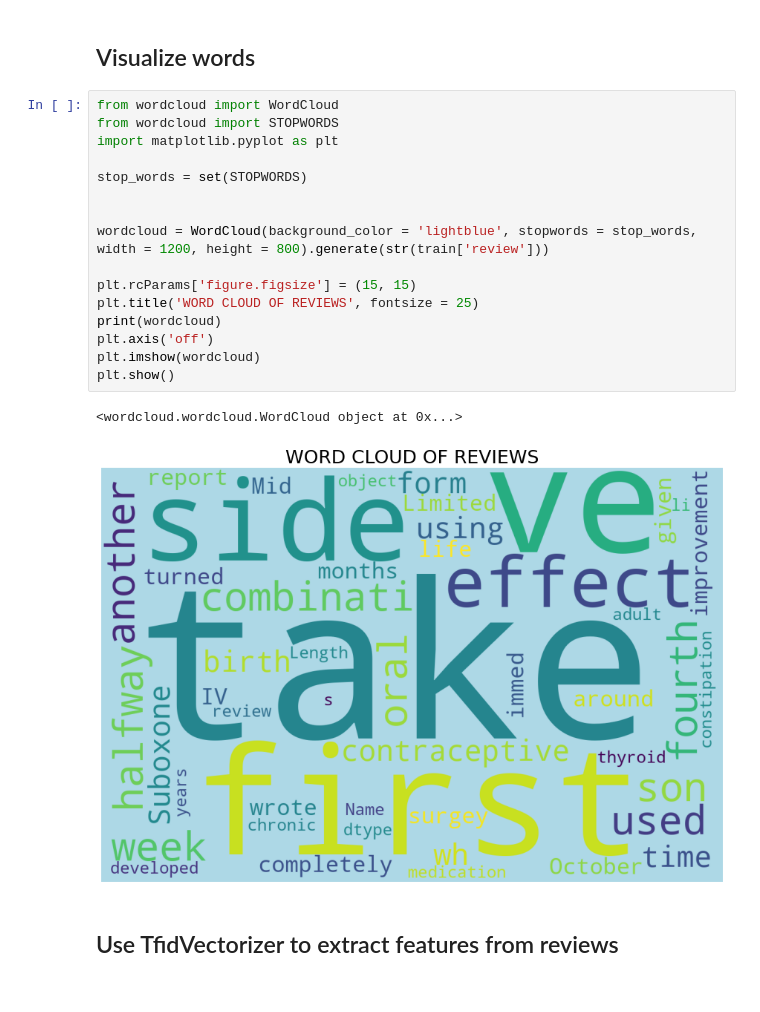
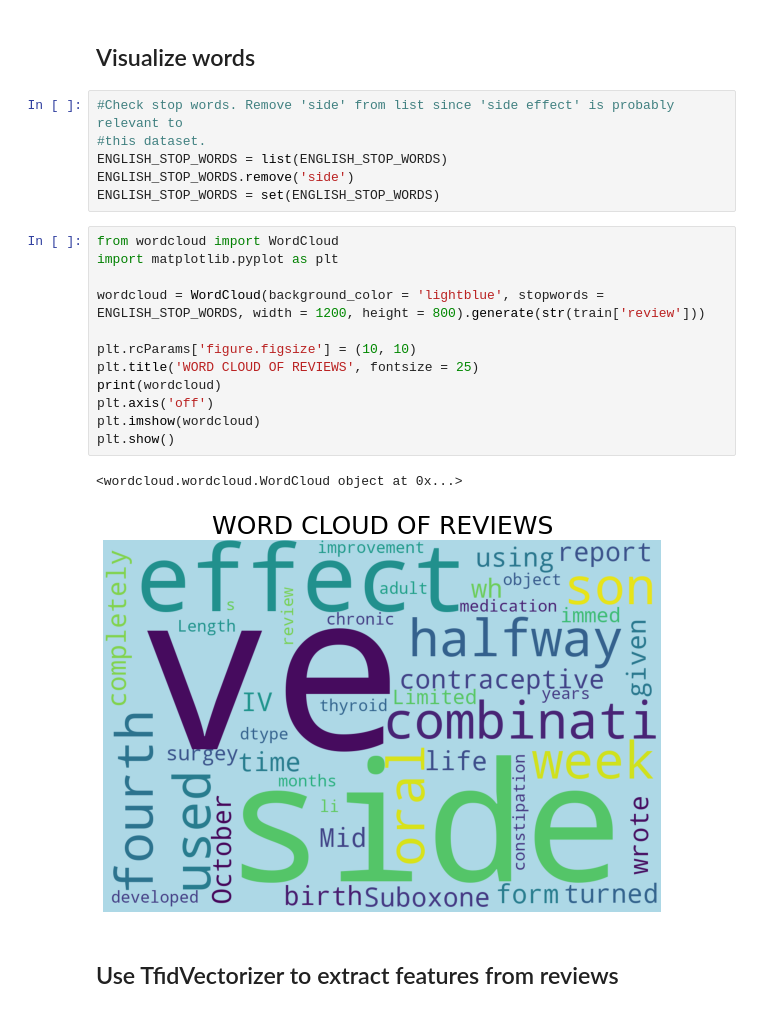
Before and after one commit to hadenpell/Drug-Review-Sentiment-Analysis, a Jupyter notebook: data_exploration_prep.ipynb, the cells around one changed output. Drawn from its saved outputs; the diff is of its cells as text.

Commit message:
remove side from stop words

```diff
--- a/data_exploration_prep.ipynb
+++ b/data_exploration_prep.ipynb
@@ -232,25 +232,27 @@ test['review'] = test['review'].apply(remove_num)
 #test[['review','rating_class']].to_csv('data/test_letters_removed.csv')
 # %% [markdown]
 ## Visualize words
+# %%
+#Check stop words. Remove 'side' from list since 'side effect' is probably relevant to
+#this dataset.
+ENGLISH_STOP_WORDS = list(ENGLISH_STOP_WORDS)
+ENGLISH_STOP_WORDS.remove('side')
+ENGLISH_STOP_WORDS = set(ENGLISH_STOP_WORDS)
 # %%
 from wordcloud import WordCloud
-from wordcloud import STOPWORDS
 import matplotlib.pyplot as plt
 
-stop_words = set(STOPWORDS)
+wordcloud = WordCloud(background_color = 'lightblue', stopwords = ENGLISH_STOP_WORDS, width = 1200, height = 800).generate(str(train['review']))
 
-
-wordcloud = WordCloud(background_color = 'lightblue', stopwords = stop_words, width = 1200, height = 800).generate(str(train['review']))
-
-plt.rcParams['figure.figsize'] = (15, 15)
+plt.rcParams['figure.figsize'] = (10, 10)
 plt.title('WORD CLOUD OF REVIEWS', fontsize = 25)
 print(wordcloud)
 plt.axis('off')
 plt.imshow(wordcloud)
 plt.show()
 # %% [output]
 <wordcloud.wordcloud.WordCloud object at 0x...>
-[figure, old version]
+[figure, new version]
 # %% [markdown]
 ## Use TfidVectorizer to extract features from reviews
 # %%
```
Also changed, not shown: parts of 4 cells of this notebook, 2 other files.
